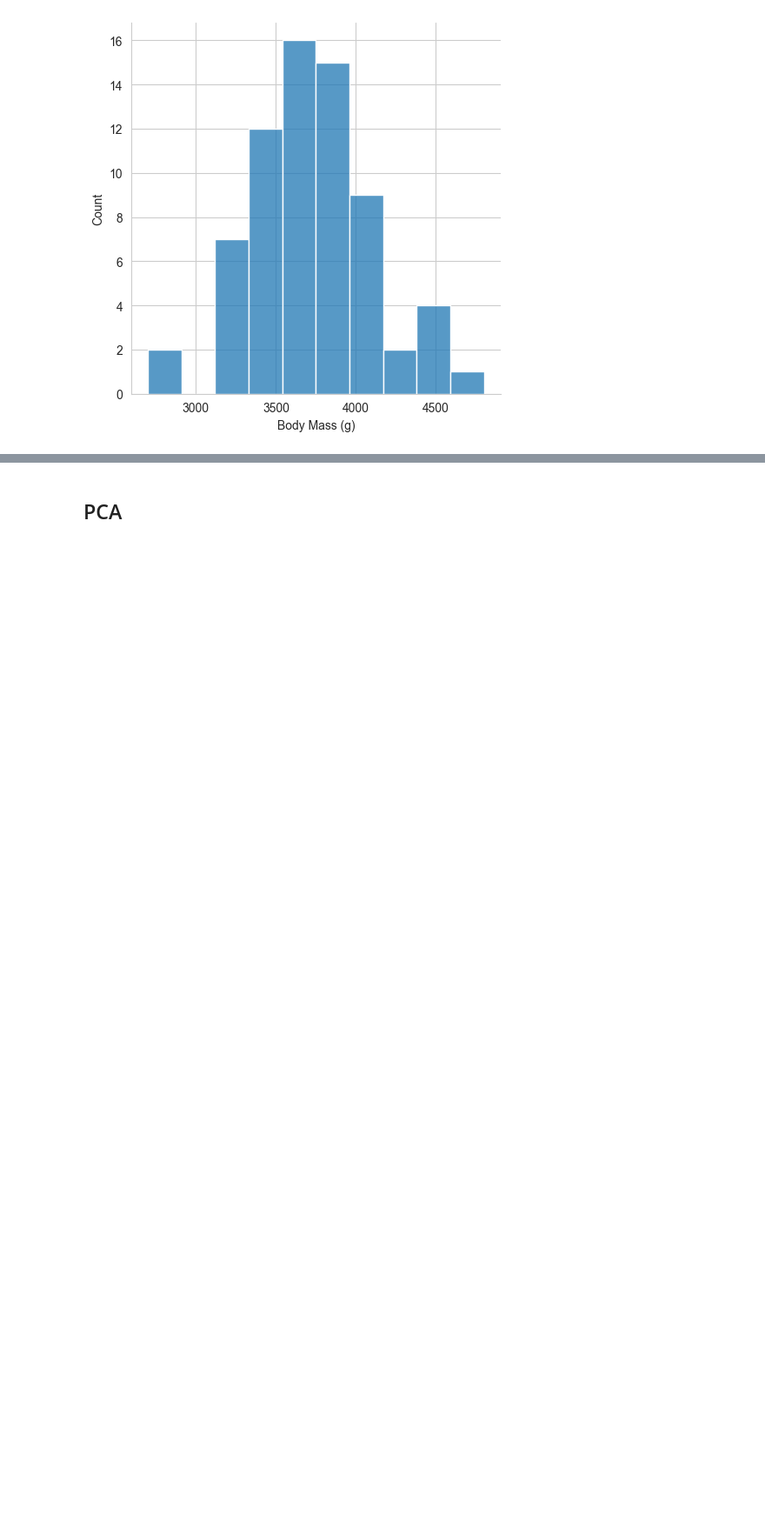
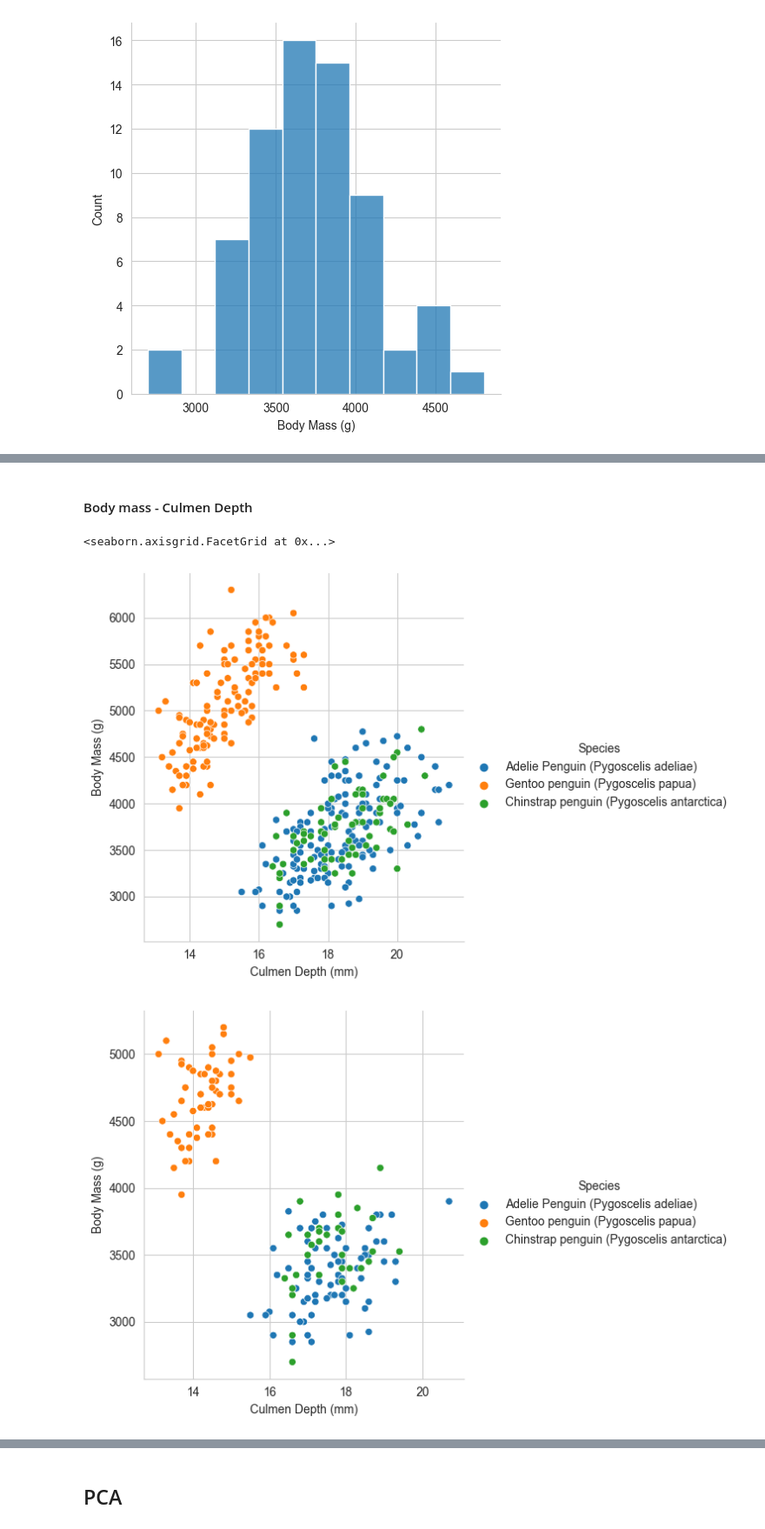
Before and after one commit to jagiraldom/Feature_processing, a Jupyter notebook: PenguinsEx.ipynb, the cells around one changed output, grey strips where cells are left out. Shown at 87% size. Drawn from its saved outputs; the diff is of its cells as text; code cells hidden in the pictures; blank space fills up the shorter version.

```diff
--- a/PenguinsEx.ipynb
+++ b/PenguinsEx.ipynb
@@ -316,0 +313,19 @@ sns.relplot(
+# %% [markdown]
+#### Body mass - Culmen Depth
+# %%
+sns.relplot(
+    data=penguins_raw,
+    x="Culmen Depth (mm)", y="Body Mass (g)", hue="Species"
+)
+sns.relplot(
+    data=female_pen,
+    x="Culmen Depth (mm)", y="Body Mass (g)", hue="Species"
+)
+sns.relplot(
+    data=male_pen,
+    x="Culmen Depth (mm)", y="Body Mass (g)", hue="Species"
+)
+# %% [output]
+<seaborn.axisgrid.FacetGrid at 0x...>
+[figure, added]
+[figure, added]
```
Also changed, not shown: parts of 12 cells of this notebook, 1 other file.
